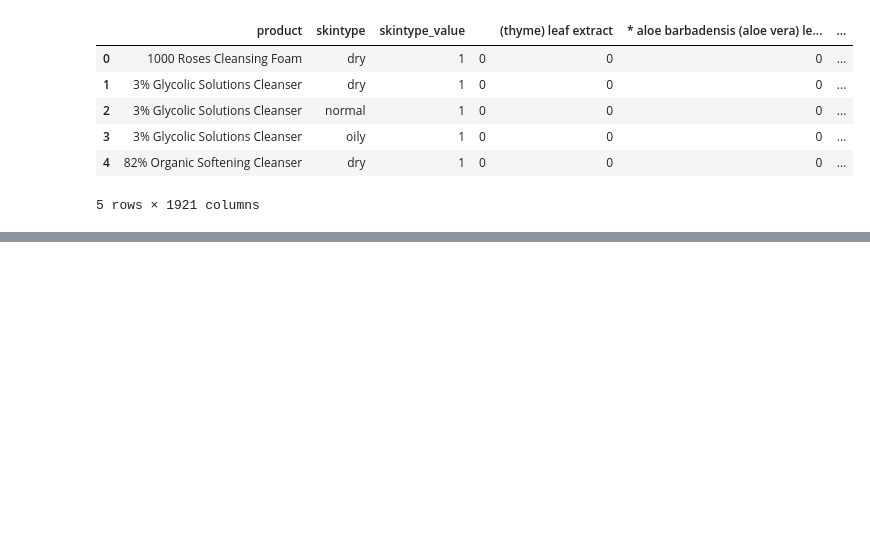
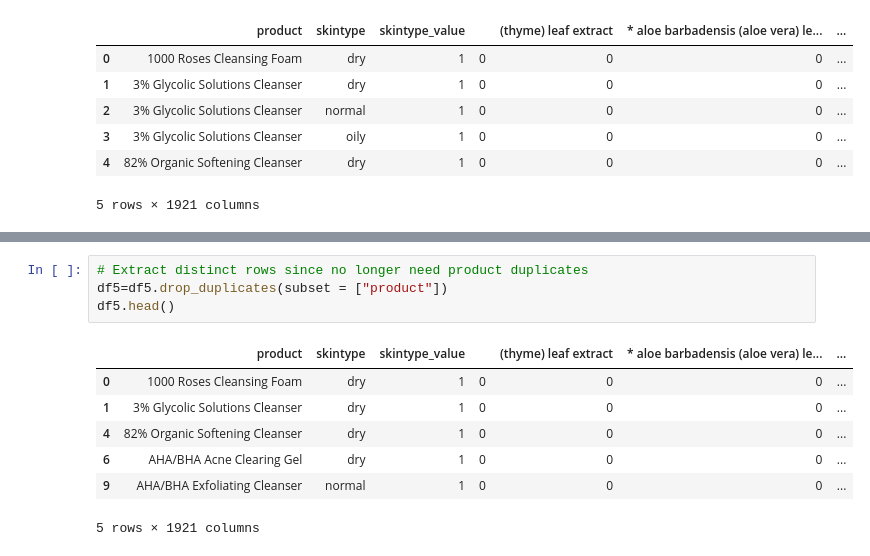
Before and after one commit to paulqsims/insight_project, a Jupyter notebook: notebooks/DataCleaning.ipynb, the cells around one changed output, grey strips where cells are left out. Drawn from its saved outputs; the diff is of its cells as text; blank space fills up the shorter version.

```diff
--- a/notebooks/DataCleaning.ipynb
+++ b/notebooks/DataCleaning.ipynb
@@ -349,3 +357,15 @@ df5.head()
 | 3 | 3% Glycolic Solutions Cleanser | 0 | 0 | 0 | 0 | ... |
 | 4 | 82% Organic Softening Cleanser | 0 | 0 | 0 | 0 | ... |
 5 rows × 1919 columns
+# %%
+# Extract distinct rows since no longer need product duplicates
+df5=df5.drop_duplicates(subset = ["product"])
+df5.head()
+# %% [output]
+|  | product | skintype | skintype_value |  | (thyme) leaf extract | * aloe barbadensis (aloe vera) le... | ... |
+| 0 | 1000 Roses Cleansing Foam | dry | 1 | 0 | 0 | 0 | ... |
+| 1 | 3% Glycolic Solutions Cleanser | dry | 1 | 0 | 0 | 0 | ... |
+| 4 | 82% Organic Softening Cleanser | dry | 1 | 0 | 0 | 0 | ... |
+| 6 | AHA/BHA Acne Clearing Gel | dry | 1 | 0 | 0 | 0 | ... |
+| 9 | AHA/BHA Exfoliating Cleanser | normal | 1 | 0 | 0 | 0 | ... |
+5 rows × 1921 columns
```
Also changed, not shown: parts of 9 cells of this notebook.
